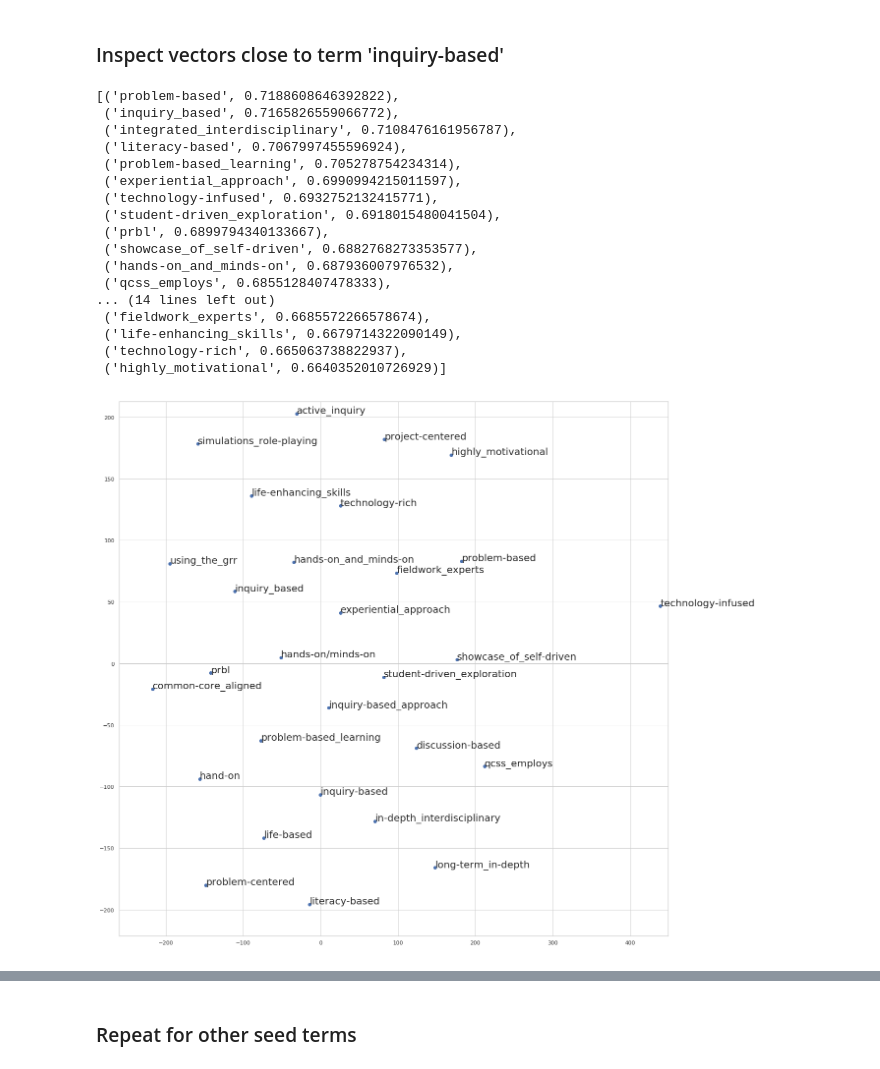
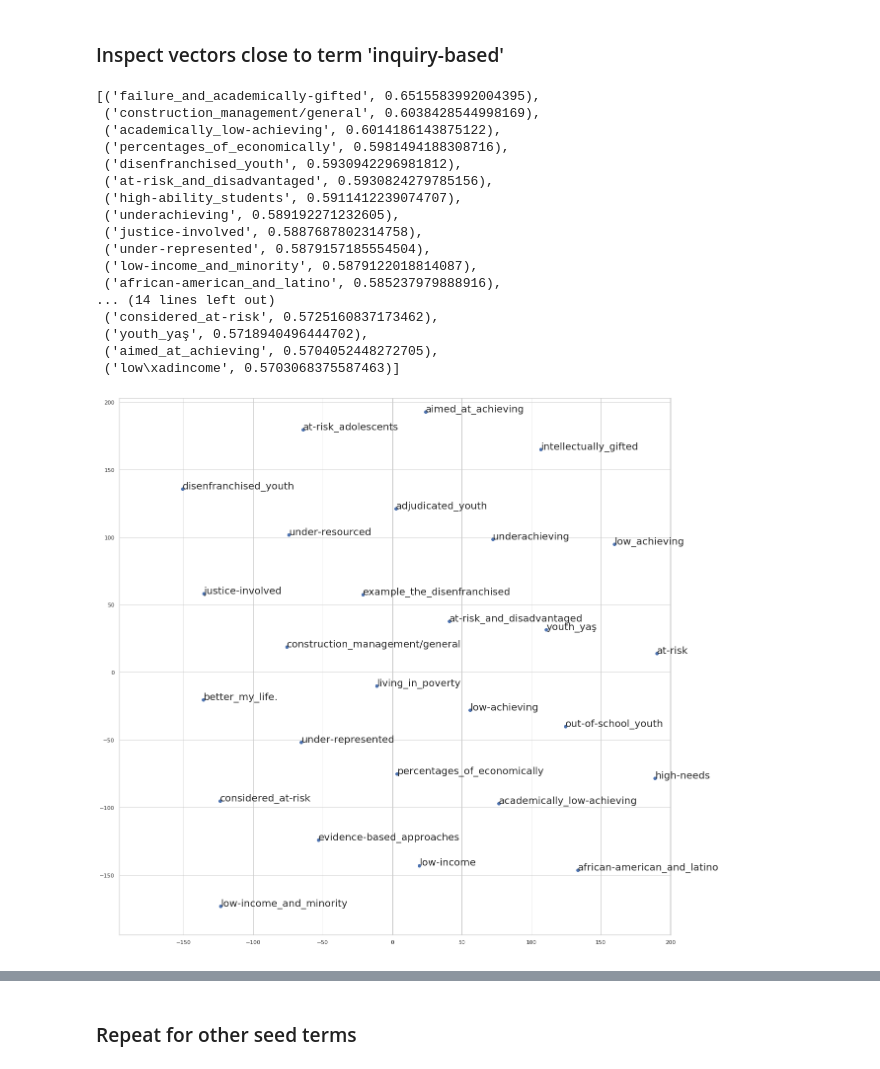
Before and after one commit to jhaber-zz/wem4themes, a Jupyter notebook: refine_dict.ipynb, the cells around one changed output, grey strips where cells are left out. Drawn from its saved outputs; the diff is of its cells as text; code cells hidden in the pictures.

```diff
--- a/refine_dict.ipynb
+++ b/refine_dict.ipynb
@@ -207,27 +210,29 @@ sorted(list(model.vocab)[:200])
 ### Inspect vectors close to term 'inquiry-based'
 # %%
 # Find the 30 words closest to the term 'inquiry-based'
-model.most_similar("inquiry-based", topn=30)
+test_word = "at-risk"
+candidate_sims = model.most_similar(test_word, topn=30)
+candidate_sims
 # %% [output]
-[('problem-based', 0.7188608646392822),
- ('inquiry_based', 0.7165826559066772),
- ('integrated_interdisciplinary', 0.7108476161956787),
- ('literacy-based', 0.7067997455596924),
- ('problem-based_learning', 0.705278754234314),
- ('experiential_approach', 0.6990994215011597),
- ('technology-infused', 0.6932752132415771),
- ('student-driven_exploration', 0.6918015480041504),
- ('prbl', 0.6899794340133667),
- ('showcase_of_self-driven', 0.6882768273353577),
- ('hands-on_and_minds-on', 0.687936007976532),
- ('qcss_employs', 0.6855128407478333),
+[('failure_and_academically-gifted', 0.6515583992004395),
+ ('construction_management/general', 0.6038428544998169),
+ ('academically_low-achieving', 0.6014186143875122),
+ ('percentages_of_economically', 0.5981494188308716),
+ ('disenfranchised_youth', 0.5930942296981812),
+ ('at-risk_and_disadvantaged', 0.5930824279785156),
+ ('high-ability_students', 0.5911412239074707),
+ ('underachieving', 0.589192271232605),
+ ('justice-involved', 0.5887687802314758),
+ ('under-represented', 0.5879157185554504),
+ ('low-income_and_minority', 0.5879122018814087),
+ ('african-american_and_latino', 0.585237979888916),
 ... (14 lines left out)
- ('fieldwork_experts', 0.6685572266578674),
- ('life-enhancing_skills', 0.6679714322090149),
- ('technology-rich', 0.665063738822937),
- ('highly_motivational', 0.6640352010726929)]
+ ('considered_at-risk', 0.5725160837173462),
+ ('youth_yaş', 0.5718940496444702),
+ ('aimed_at_achieving', 0.5704052448272705),
+ ('low\xadincome', 0.5703068375587463)]
 # %%
 # Display 30 closest words to 'inquiry-based'
-display_closestwords(model, "inquiry-based", 30)
+display_closestwords(model, test_word, 30)
 # %% [output]
-[figure, old version]
+[figure, new version]
```
Also changed, not shown: parts of 10 cells of this notebook.
